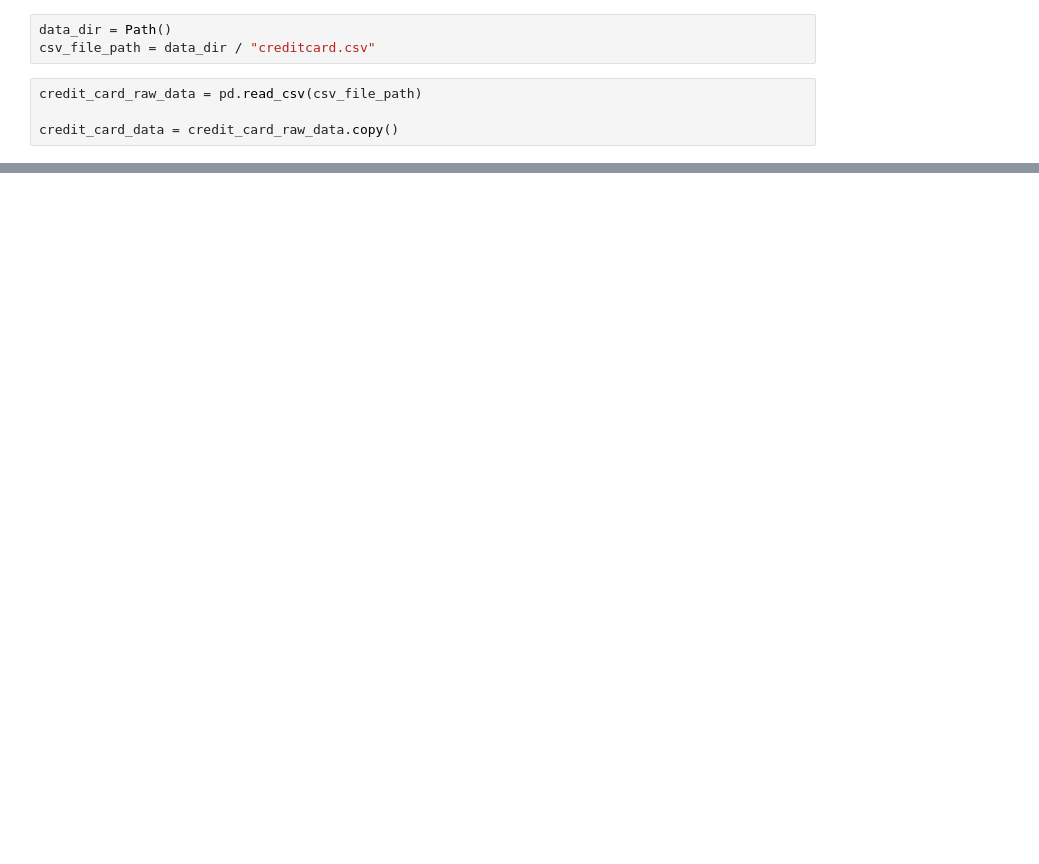
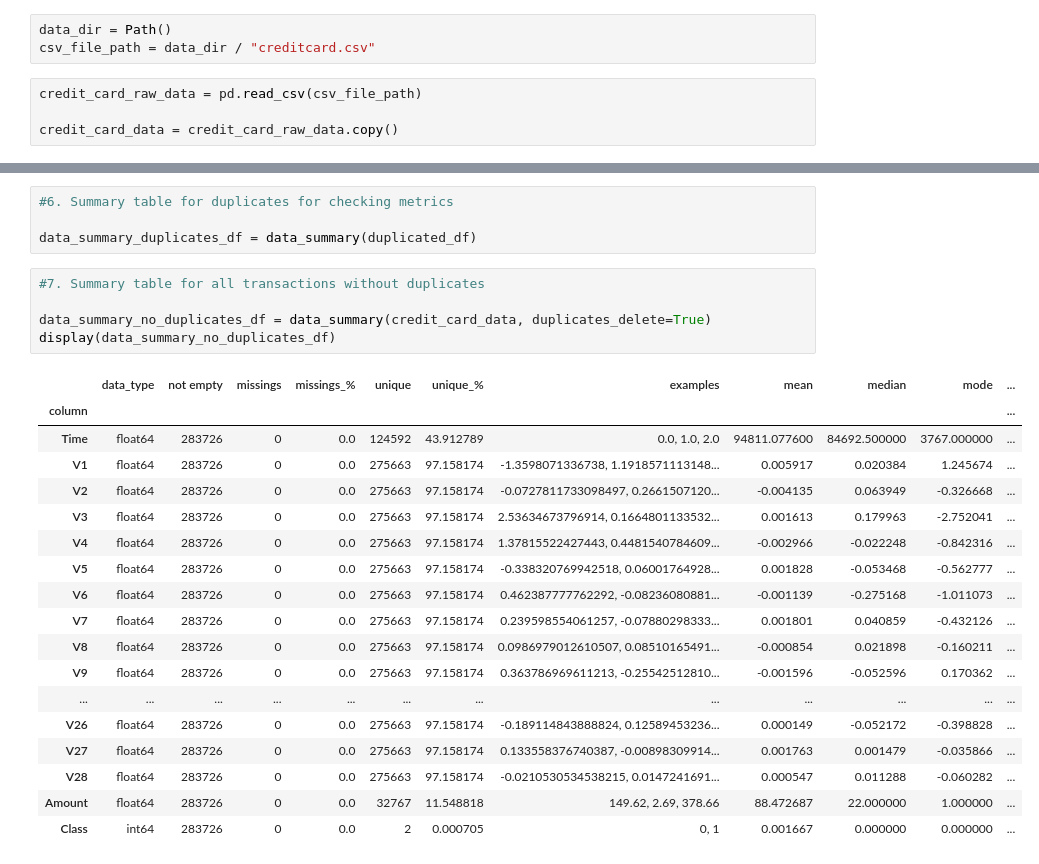
Before and after one commit to piotruxD/Credit-Fraud-Detection, a Jupyter notebook: credit_fraud.ipynb, the cells around one changed output, grey strips where cells are left out. Cells and saved outputs as stored; diff of their text form; blank space fills up the shorter version.

```diff
--- a/credit_fraud.ipynb
+++ b/credit_fraud.ipynb
@@ -113,0 +133,28 @@ dtype: object
+# %%
+#6. Summary table for duplicates for checking metrics
+
+data_summary_duplicates_df = data_summary(duplicated_df)
+# %%
+#7. Summary table for all transactions without duplicates
+
+data_summary_no_duplicates_df = data_summary(credit_card_data, duplicates_delete=True)
+display(data_summary_no_duplicates_df)
+# %% [output]
+|  | data_type | not empty | missings | missings_% | unique | unique_% | examples | mean | median | mode | ... |
+| column |  |  |  |  |  |  |  |  |  |  | ... |
+| Time | float64 | 283726 | 0 | 0.0 | 124592 | 43.912789 | 0.0, 1.0, 2.0 | 94811.077600 | 84692.500000 | 3767.000000 | ... |
+| V1 | float64 | 283726 | 0 | 0.0 | 275663 | 97.158174 | -1.3598071336738, 1.1918571113148... | 0.005917 | 0.020384 | 1.245674 | ... |
+| V2 | float64 | 283726 | 0 | 0.0 | 275663 | 97.158174 | -0.0727811733098497, 0.2661507120... | -0.004135 | 0.063949 | -0.326668 | ... |
+| V3 | float64 | 283726 | 0 | 0.0 | 275663 | 97.158174 | 2.53634673796914, 0.1664801133532... | 0.001613 | 0.179963 | -2.752041 | ... |
+| V4 | float64 | 283726 | 0 | 0.0 | 275663 | 97.158174 | 1.37815522427443, 0.4481540784609... | -0.002966 | -0.022248 | -0.842316 | ... |
+| V5 | float64 | 283726 | 0 | 0.0 | 275663 | 97.158174 | -0.338320769942518, 0.06001764928... | 0.001828 | -0.053468 | -0.562777 | ... |
+| V6 | float64 | 283726 | 0 | 0.0 | 275663 | 97.158174 | 0.462387777762292, -0.08236080881... | -0.001139 | -0.275168 | -1.011073 | ... |
+| V7 | float64 | 283726 | 0 | 0.0 | 275663 | 97.158174 | 0.239598554061257, -0.07880298333... | 0.001801 | 0.040859 | -0.432126 | ... |
+| V8 | float64 | 283726 | 0 | 0.0 | 275663 | 97.158174 | 0.0986979012610507, 0.08510165491... | -0.000854 | 0.021898 | -0.160211 | ... |
+| V9 | float64 | 283726 | 0 | 0.0 | 275663 | 97.158174 | 0.363786969611213, -0.25542512810... | -0.001596 | -0.052596 | 0.170362 | ... |
+| ... | ... | ... | ... | ... | ... | ... | ... | ... | ... | ... | ... |
+| V26 | float64 | 283726 | 0 | 0.0 | 275663 | 97.158174 | -0.189114843888824, 0.12589453236... | 0.000149 | -0.052172 | -0.398828 | ... |
+| V27 | float64 | 283726 | 0 | 0.0 | 275663 | 97.158174 | 0.133558376740387, -0.00898309914... | 0.001763 | 0.001479 | -0.035866 | ... |
+| V28 | float64 | 283726 | 0 | 0.0 | 275663 | 97.158174 | -0.0210530534538215, 0.0147241691... | 0.000547 | 0.011288 | -0.060282 | ... |
+| Amount | float64 | 283726 | 0 | 0.0 | 32767 | 11.548818 | 149.62, 2.69, 378.66 | 88.472687 | 22.000000 | 1.000000 | ... |
+| Class | int64 | 283726 | 0 | 0.0 | 2 | 0.000705 | 0, 1 | 0.001667 | 0.000000 | 0.000000 | ... |
```
Also changed, not shown: parts of 15 cells of this notebook.
